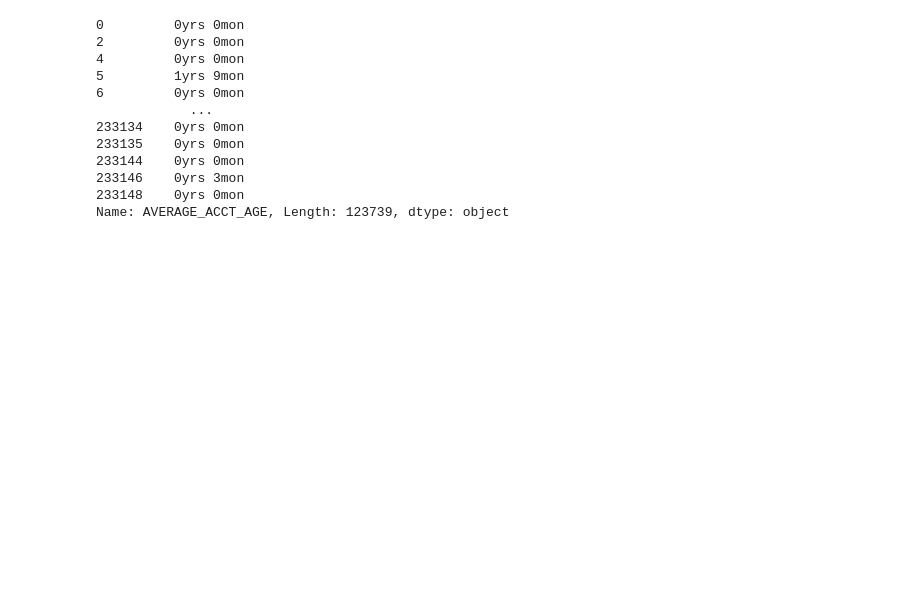
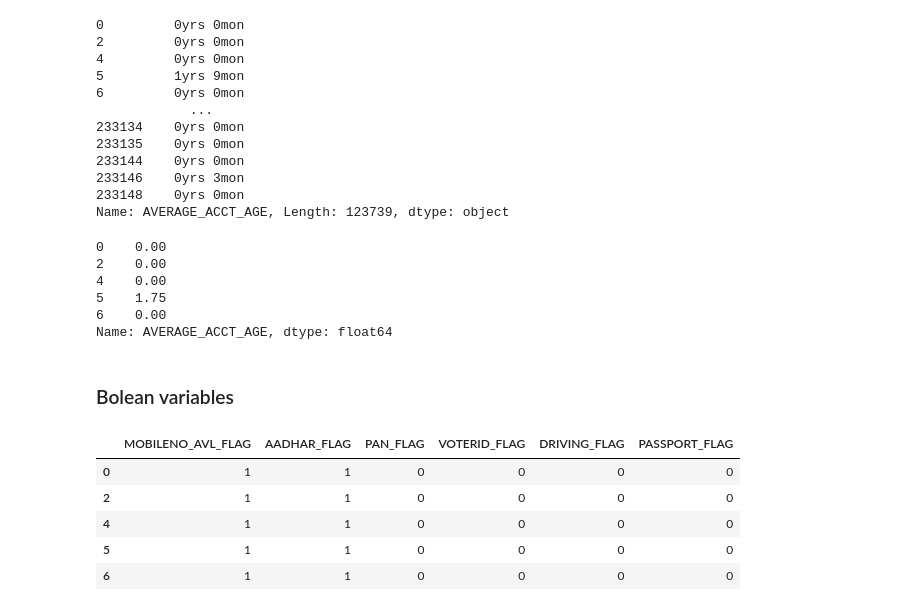
Before and after one commit to masete/L-T-Vehicle-loan-prediction, a Jupyter notebook: data_cleaning.ipynb, the cells around one changed output. Cells and saved outputs as stored; diff of their text form; code cells hidden in the pictures; blank space fills up the shorter version.

Commit message:
cleaned boolean data

```diff
--- a/data_cleaning.ipynb
+++ b/data_cleaning.ipynb
@@ -323,3 +323,23 @@ data['AVERAGE_ACCT_AGE']
 Name: AVERAGE_ACCT_AGE, Length: 123739, dtype: object
 # %%
 data['AVERAGE_ACCT_AGE'] = data['AVERAGE_ACCT_AGE'].apply(clean_age_length_str)
+# %%
+data['AVERAGE_ACCT_AGE'].head()
+# %% [output]
+0    0.00
+2    0.00
+4    0.00
+5    1.75
+6    0.00
+Name: AVERAGE_ACCT_AGE, dtype: float64
+# %% [markdown]
+### Bolean variables
+# %%
+data[bool_variables].head()
+# %% [output]
+|  | MOBILENO_AVL_FLAG | AADHAR_FLAG | PAN_FLAG | VOTERID_FLAG | DRIVING_FLAG | PASSPORT_FLAG |
+| 0 | 1 | 1 | 0 | 0 | 0 | 0 |
+| 2 | 1 | 1 | 0 | 0 | 0 | 0 |
+| 4 | 1 | 1 | 0 | 0 | 0 | 0 |
+| 5 | 1 | 1 | 0 | 0 | 0 | 0 |
+| 6 | 1 | 1 | 0 | 0 | 0 | 0 |
```
Also changed, not shown: parts of 1 cell of this notebook.
